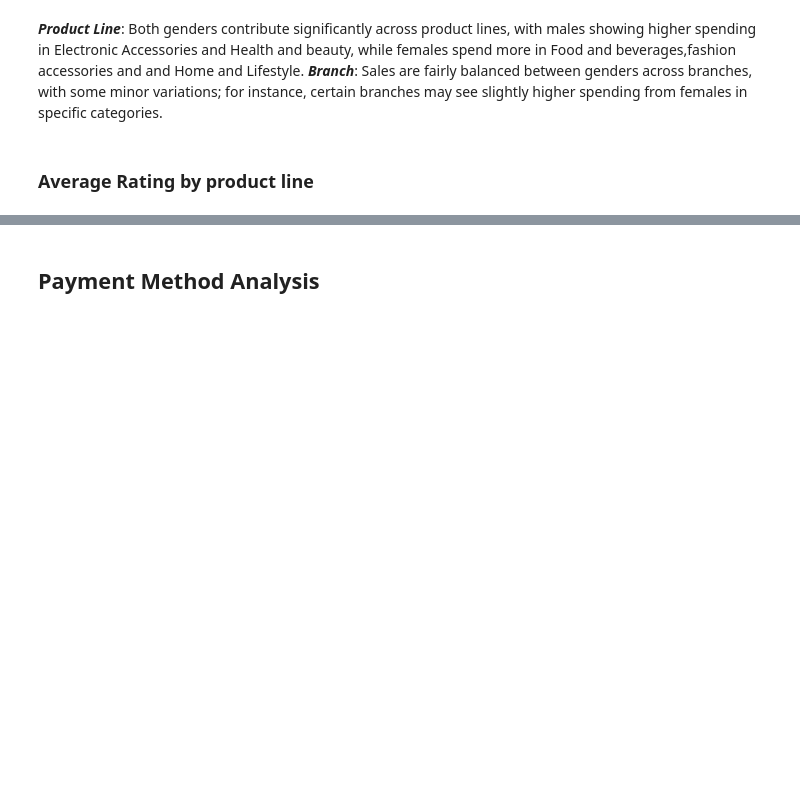
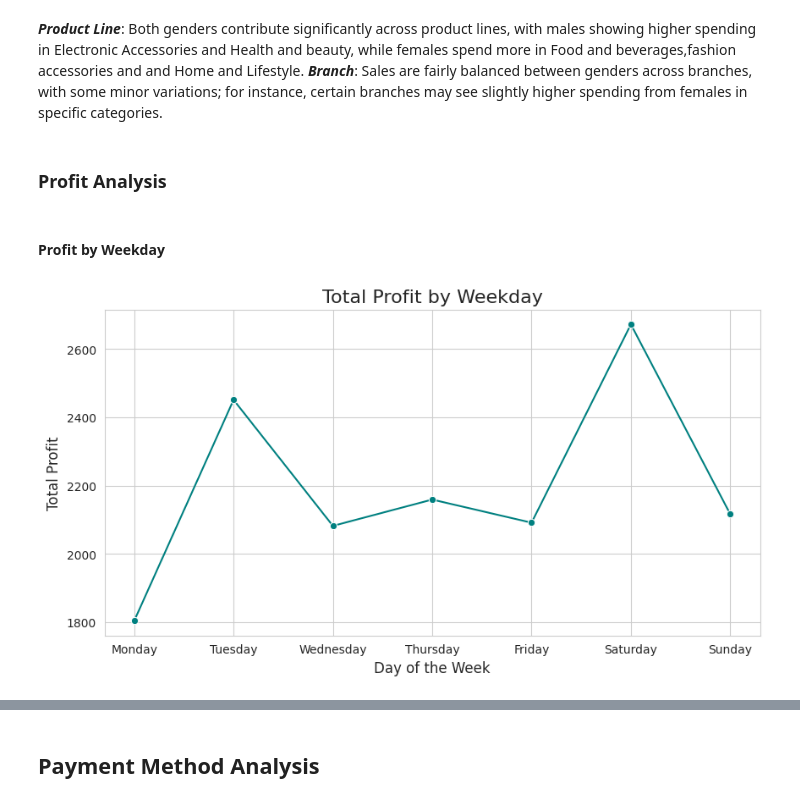
Before and after one commit to Saikat1411/Sales_Data_Analysis, a Jupyter notebook: Sales_data_analysis.ipynb, the cells around one changed output, grey strips where cells are left out. Saved outputs shown, nothing was run; the diff lists cells and outputs as text; code cells hidden in the pictures; blank space fills up the shorter version.

```diff
--- a/Sales_data_analysis.ipynb
+++ b/Sales_data_analysis.ipynb
@@ -273,5 +273,25 @@ plt.show()
 # %% [markdown]
 ***Product Line***: Both genders contribute significantly across product lines, with males showing higher spending in Electronic Accessories and Health and beauty, while females spend more in Food and beverages,fashion accessories and  and Home and Lifestyle.
 ***Branch***: Sales are fairly balanced between genders across branches, with some minor variations; for instance, certain branches may see slightly higher spending from females in specific categories.
-# %% [markdown]
-### Average Rating by product line
+# %% [markdown]
+### Profit Analysis
+# %%
+# Calculate Profit
+supermarket_sales_df['Profit'] = supermarket_sales_df['Total'] - supermarket_sales_df['cogs']
+# %% [markdown]
+#### Profit by Weekday
+# %%
+# Aggregate profit by weekday
+profit_by_weekday = supermarket_sales_df.groupby('DayOfWeek')['Profit'].sum().reindex(
+    ['Monday', 'Tuesday', 'Wednesday', 'Thursday', 'Friday', 'Saturday', 'Sunday'])
+
+# Plotting Profit by Weekday
+plt.figure(figsize=(10, 5))
+sns.lineplot(x=profit_by_weekday.index, y=profit_by_weekday.values, marker='o', color='teal')
+plt.title('Total Profit by Weekday', fontsize=16)
+plt.xlabel('Day of the Week', fontsize=12)
+plt.ylabel('Total Profit', fontsize=12)
+plt.grid(True)
+plt.show()
+# %% [output]
+[figure, added]
```
Also changed, not shown: parts of 10 cells of this notebook.
